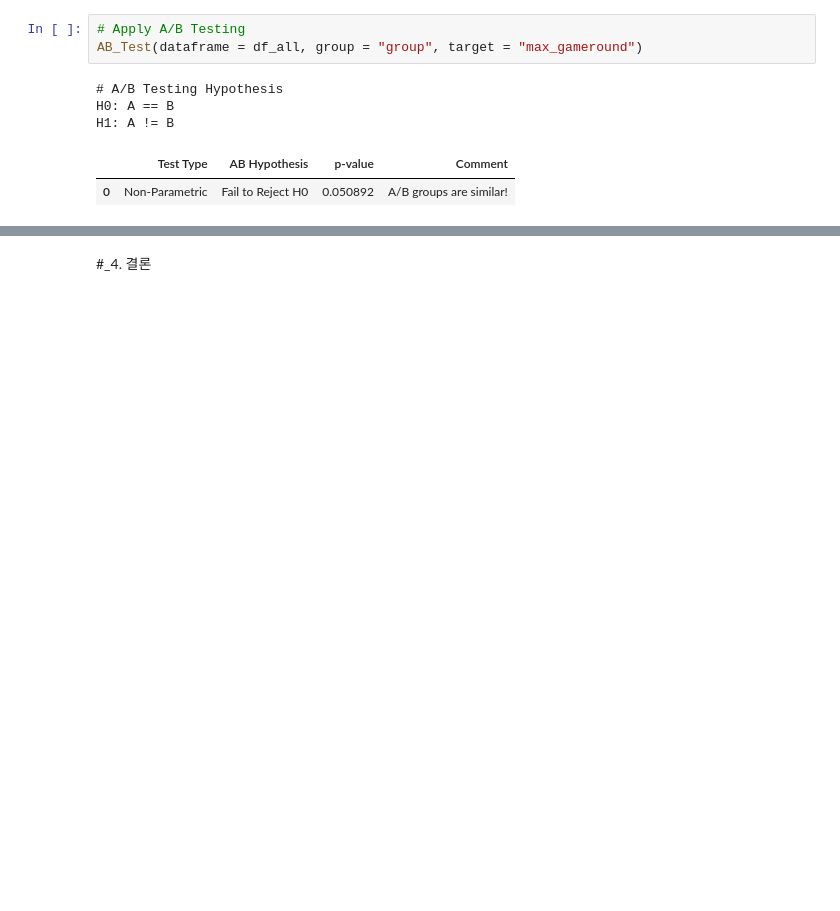
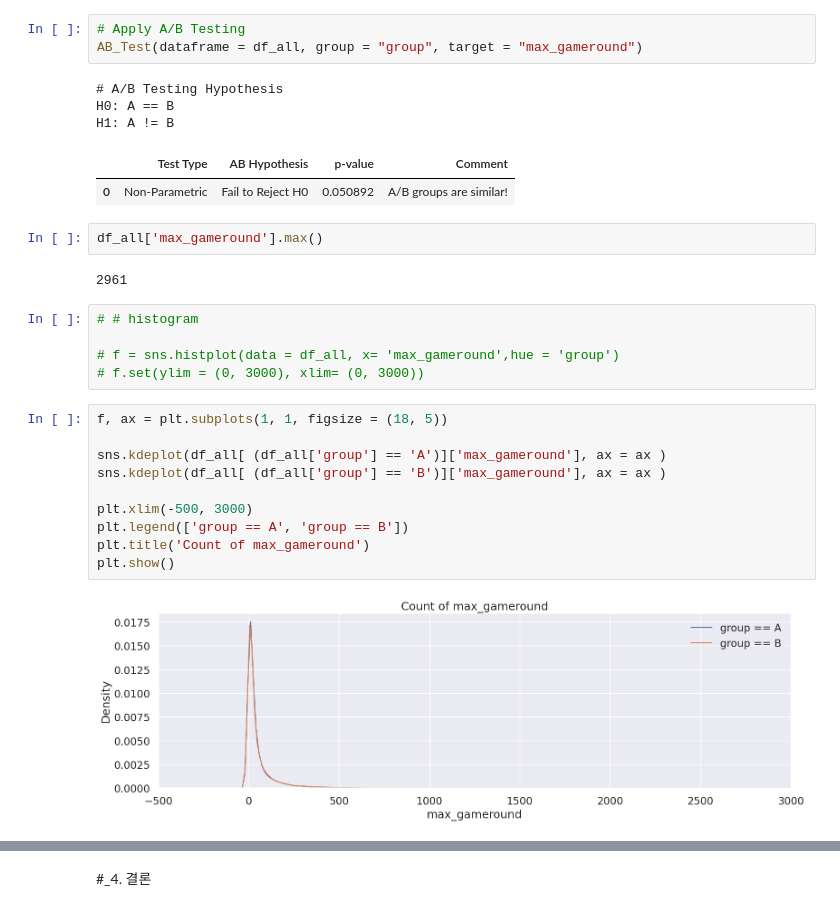
Before and after one commit to Nayoung-young/prj-game-abtesting, a Jupyter notebook: cookie_cats_abtesting.ipynb, the cells around one changed output, grey strips where cells are left out. Drawn from its saved outputs; the diff is of its cells as text; blank space fills up the shorter version.

```diff
--- a/cookie_cats_abtesting.ipynb
+++ b/cookie_cats_abtesting.ipynb
@@ -457,3 +479,24 @@ H0: A == B
 H1: A != B
 |  | Test Type | AB Hypothesis | p-value | Comment |
 | 0 | Non-Parametric | Fail to Reject H0 | 0.050892 | A/B groups are similar! |
+# %%
+df_all['max_gameround'].max()
+# %% [output]
+2961
+# %%
+# # histogram
+
+# f = sns.histplot(data = df_all, x= 'max_gameround',hue = 'group')
+# f.set(ylim = (0, 3000), xlim= (0, 3000))
+# %%
+f, ax = plt.subplots(1, 1, figsize = (18, 5))
+
+sns.kdeplot(df_all[ (df_all['group'] == 'A')]['max_gameround'], ax = ax )
+sns.kdeplot(df_all[ (df_all['group'] == 'B')]['max_gameround'], ax = ax )
+
+plt.xlim(-500, 3000)
+plt.legend(['group == A', 'group == B'])
+plt.title('Count of max_gameround')
+plt.show()
+# %% [output]
+[figure, added]
```
Also changed, not shown: parts of 5 cells of this notebook.
